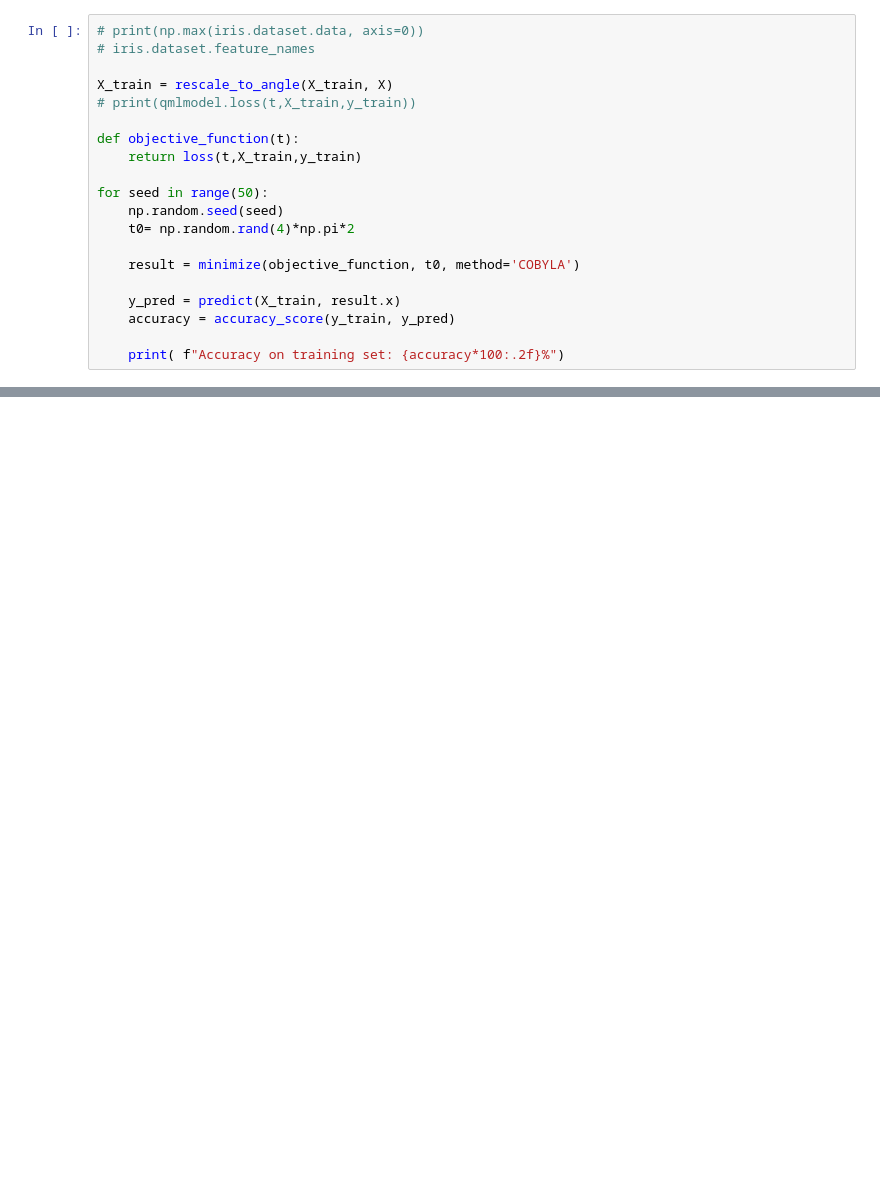
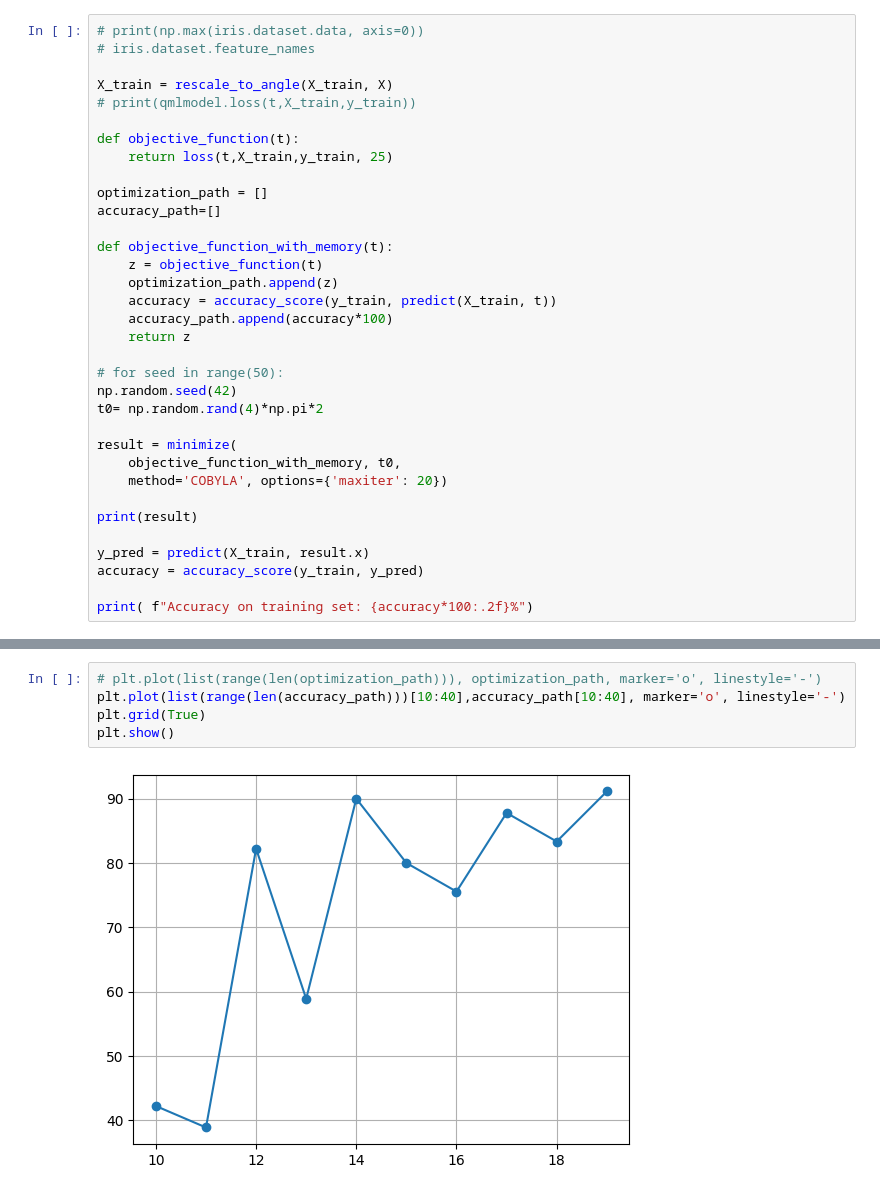
Before and after one commit to ljharo/quantum-machine-learling, a Jupyter notebook: 4 - qml_iris.ipynb, the cells around one changed output, grey strips where cells are left out. Cells and saved outputs as stored; diff of their text form; blank space fills up the shorter version.

```diff
--- a/4 - qml_iris.ipynb
+++ b/4 - qml_iris.ipynb
@@ -34,15 +40,29 @@ X_train = rescale_to_angle(X_train, X)
 # print(qmlmodel.loss(t,X_train,y_train))
 
 def objective_function(t):
-    return loss(t,X_train,y_train)
+    return loss(t,X_train,y_train, 25)
 
-for seed in range(50):
-    np.random.seed(seed)
-    t0= np.random.rand(4)*np.pi*2
+optimization_path = []
+accuracy_path=[]
 
-    result = minimize(objective_function, t0, method='COBYLA')
+def objective_function_with_memory(t):
+    z = objective_function(t)
+    optimization_path.append(z)
+    accuracy = accuracy_score(y_train, predict(X_train, t))
+    accuracy_path.append(accuracy*100)
+    return z
 
-    y_pred = predict(X_train, result.x)
-    accuracy = accuracy_score(y_train, y_pred)
+# for seed in range(50):
+np.random.seed(42)
+t0= np.random.rand(4)*np.pi*2
 
-    print( f"Accuracy on training set: {accuracy*100:.2f}%")
+result = minimize(
+    objective_function_with_memory, t0,
+    method='COBYLA', options={'maxiter': 20})
+
+print(result)
+
+y_pred = predict(X_train, result.x)
+accuracy = accuracy_score(y_train, y_pred)
+
+print( f"Accuracy on training set: {accuracy*100:.2f}%")
@@ -48,0 +78,7 @@ for seed in range(50):
+# %%
+# plt.plot(list(range(len(optimization_path))), optimization_path, marker='o', linestyle='-')
+plt.plot(list(range(len(accuracy_path)))[10:40],accuracy_path[10:40], marker='o', linestyle='-')
+plt.grid(True)
+plt.show()
+# %% [output]
+[figure, added]
```
Also changed, not shown: parts of 5 cells of this notebook, 2 other files.
